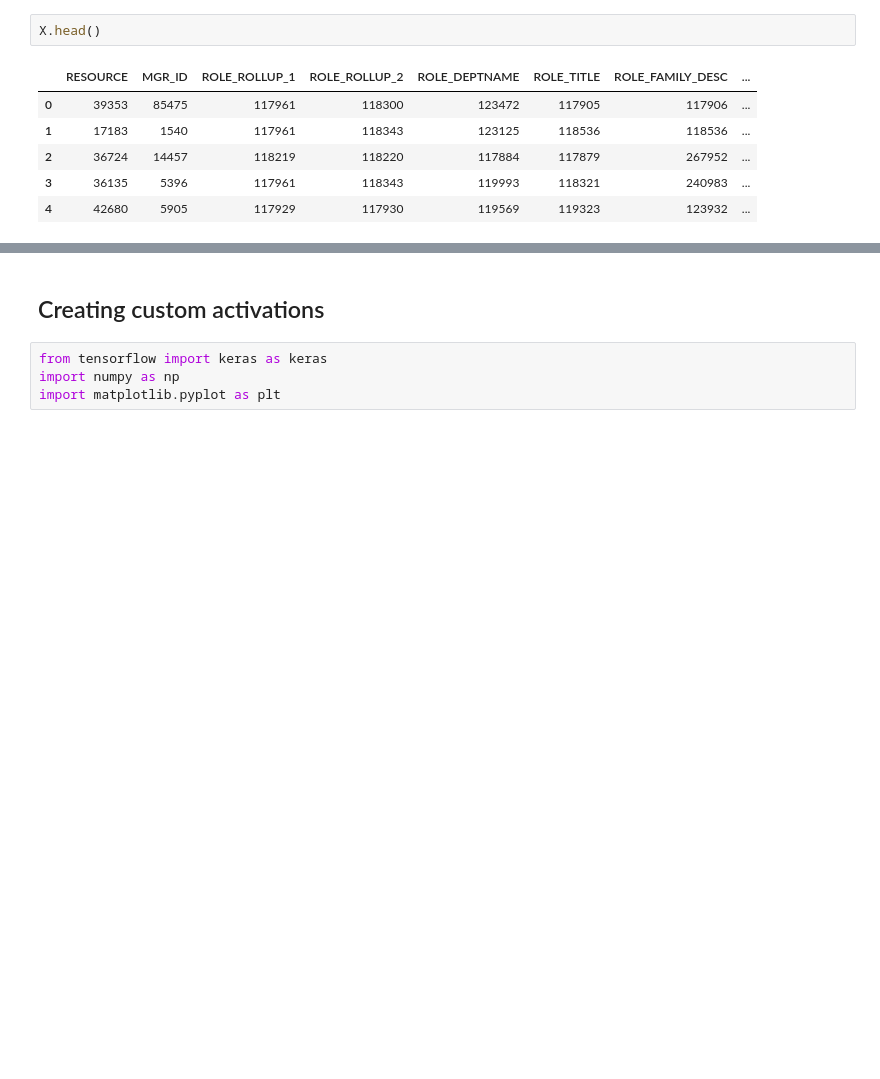
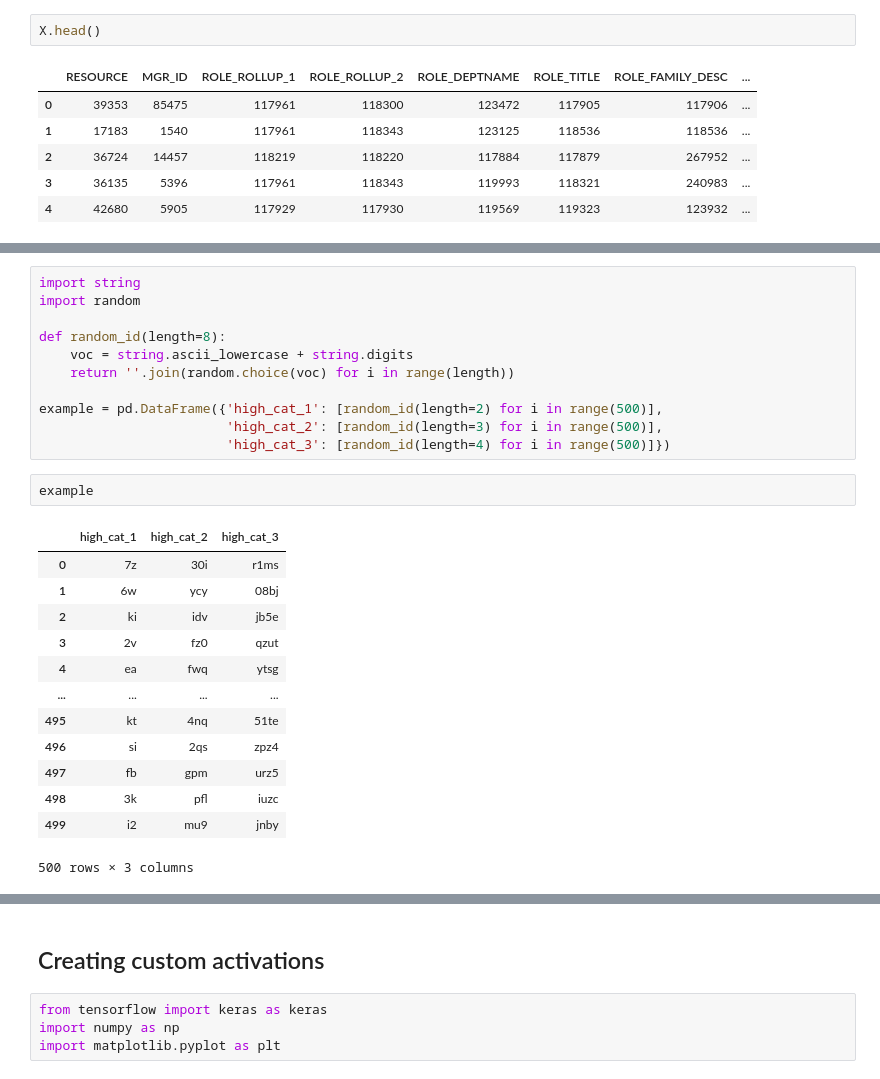
Before and after one commit to PacktPublishing/Machine-Learning-Using-TensorFlow-Cookbook, a Jupyter notebook: 7. Tabular data.ipynb, the cells around one changed output, grey strips where cells are left out. Drawn from its saved outputs; the diff is of its cells as text; blank space fills up the shorter version.

```diff
--- a/7. Tabular data.ipynb
+++ b/7. Tabular data.ipynb
@@ -26,0 +332,27 @@ X.head()
+# %%
+import string
+import random
+
+def random_id(length=8):
+    voc = string.ascii_lowercase + string.digits
+    return ''.join(random.choice(voc) for i in range(length))
+
+example = pd.DataFrame({'high_cat_1': [random_id(length=2) for i in range(500)],
+                        'high_cat_2': [random_id(length=3) for i in range(500)],
+                        'high_cat_3': [random_id(length=4) for i in range(500)]})
+# %%
+example
+# %% [output]
+|  | high_cat_1 | high_cat_2 | high_cat_3 |
+| 0 | 7z | 30i | r1ms |
+| 1 | 6w | ycy | 08bj |
+| 2 | ki | idv | jb5e |
+| 3 | 2v | fz0 | qzut |
+| 4 | ea | fwq | ytsg |
+| ... | ... | ... | ... |
+| 495 | kt | 4nq | 51te |
+| 496 | si | 2qs | zpz4 |
+| 497 | fb | gpm | urz5 |
+| 498 | 3k | pfl | iuzc |
+| 499 | i2 | mu9 | jnby |
+500 rows × 3 columns
```
Also changed, not shown: parts of 45 cells of this notebook.
